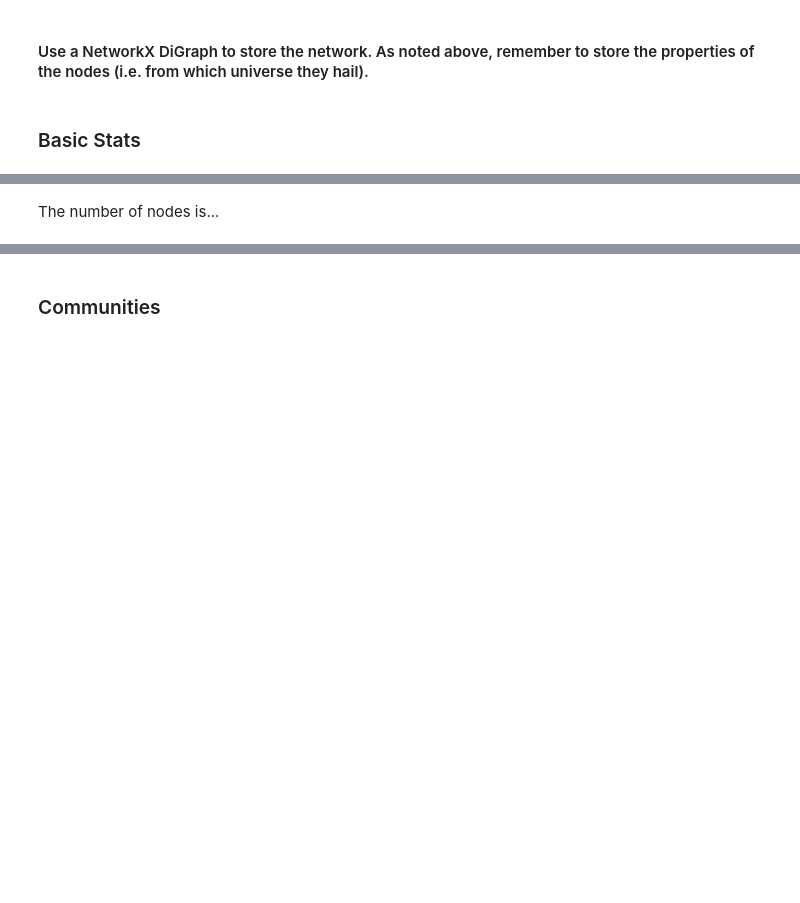
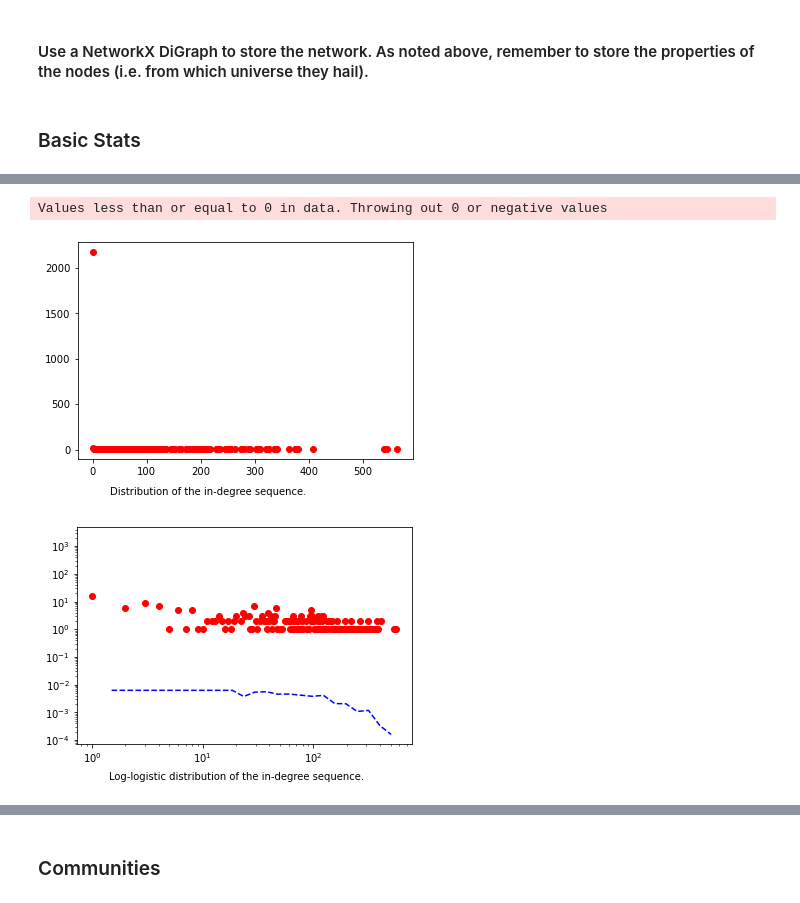
Before and after one commit to matijasipek/ass2, a Jupyter notebook: ass2/Week 4/assignment2.ipynb, the cells around one changed output, grey strips where cells are left out. Saved outputs shown, nothing was run; the diff lists cells and outputs as text; code cells hidden in the pictures; blank space fills up the shorter version.

Commit message:
Complete the Basic Stats part

```diff
--- a/ass2/Week 4/assignment2.ipynb
+++ b/ass2/Week 4/assignment2.ipynb
@@ -168,8 +167,8 @@ def readWikiJsonFiles(name_wiki,universe):
 
     return name_wiki_json
 # %%
-DC_name_wiki = readWikiJsonFiles(dcFUll, 'dc')
-marvel_name_wiki = readWikiJsonFiles(marvelFull, 'marvel')
+DC_name_wiki = readWikiJsonFiles('dc')
+marvel_name_wiki = readWikiJsonFiles('marvel')
 # %%
 # preprocessing full pages / links
 def splitLinksPages(text_file_list):
@@ -309,16 +324,20 @@ import networkx as nx
 G = nx.DiGraph()
 
 #marvel
-for name, connections in marvel_name_nodeLinks.items():
+for name in marvel_name_nodeLinks.keys():
     G.add_node(name, universe = 'marvel')
 
 #dc
-for name, connections in DC_name_nodeLinks.items():
+for name in DC_name_nodeLinks.keys():
     G.add_node(name, universe = 'dc')
 
 for name, connections in marvel_name_nodeLinks.items():
     for i in range(len(connections)):
-        G.add_edges_from(name, connections[i])
+        G.add_edge(name, connections[i])
+
+for name, connections in DC_name_nodeLinks.items():
+    for i in range(len(connections)):
+        G.add_edge(name, connections[i])
 # %% [markdown]
 ### Basic Stats
 # %%
@@ -328,31 +384,30 @@ print(G.number_of_nodes())
 # %%
-# Get stats for in- and out- degree distribution
+# Plotting in-degree distribution
+# !pip install powerlaw
+import powerlaw
 import collections
 import matplotlib.pyplot as plt
-
-print(G)
-
-# All degrees
-degree_sequence = sorted([d for n, d in G.degree()], reverse=True)
-degree_count = collections.Counter(degree_sequence)
-degrees, counts = zip(*degree_count.items())
-
-
-top_five = sorted(G.degree(), key=lambda x:x[1], reverse=True)[:50]
-print("Top five ", top_five)
-print()
+import numpy as np
 
 # In degrees
 degree_sequence = sorted([d for n, d in G.in_degree()], reverse=True)
 degree_count = collections.Counter(degree_sequence)
 in_degrees, in_counts = zip(*degree_count.items())
 
-# Out degrees
-degree_sequence = sorted([d for n, d in G.out_degree()], reverse=True)
-degree_count = collections.Counter(degree_sequence)
-out_degrees, out_counts = zip(*degree_count.items())
+# Calculate the exponent of the degree distribution
+fit = powerlaw.Fit(in_degrees, xmin=-500, xmax=20000)
 
-plt.plot(degrees, counts, 'ro')
+fig, norm_ax = plt.subplots()
+norm_ax.plot(in_degrees, in_counts, 'ro')
+fig.text(.2, .002, "Fig 1: Distribution of the in-degree sequence.")
 plt.show()
+
+fig, loglog_ax = plt.subplots()
+loglog_ax.loglog(in_degrees, in_counts, 'ro')
+fit.plot_pdf(color= 'b', linestyle='--', ax=loglog_ax)
+fig.text(.2, .002, "Fig 2: Log-logistic distribution of the in-degree sequence.")
+plt.show()
+# %% [output]
+Values less than or equal to 0 in data. Throwing out 0 or negative values
+[figure, added]
+[figure, added]
-# %% [markdown]
-The number of nodes is...
```
Also changed, not shown: parts of 15 cells of this notebook.
